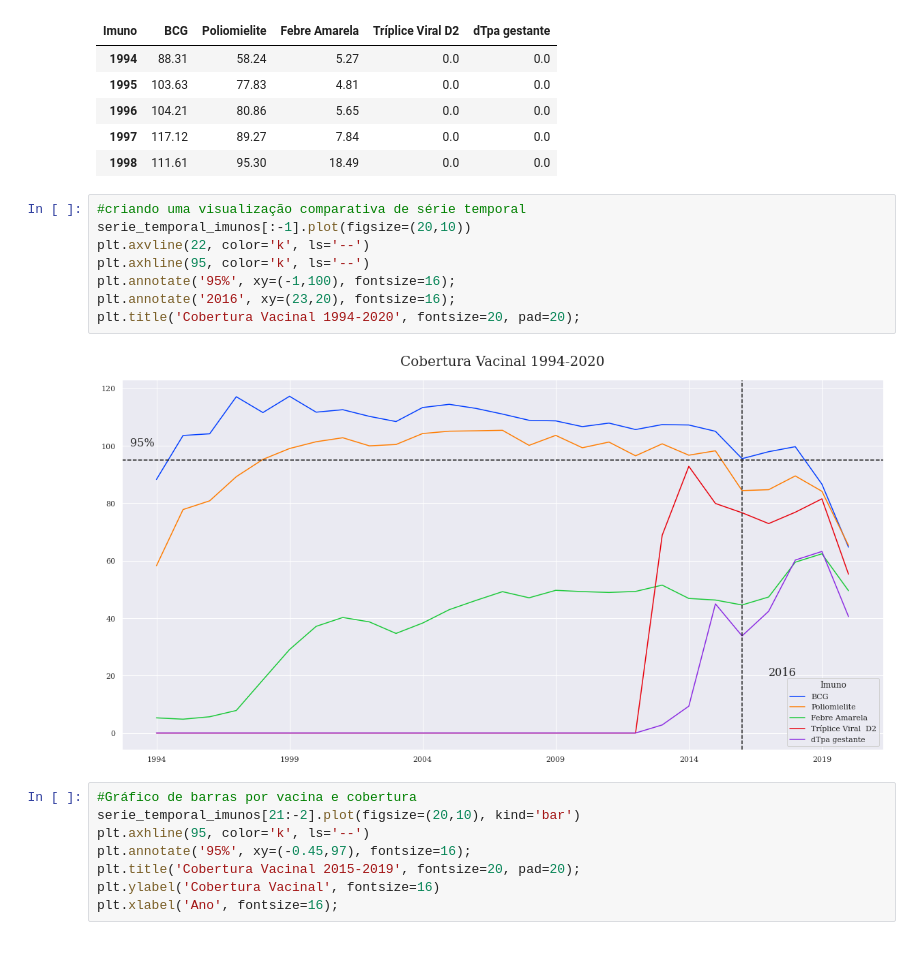
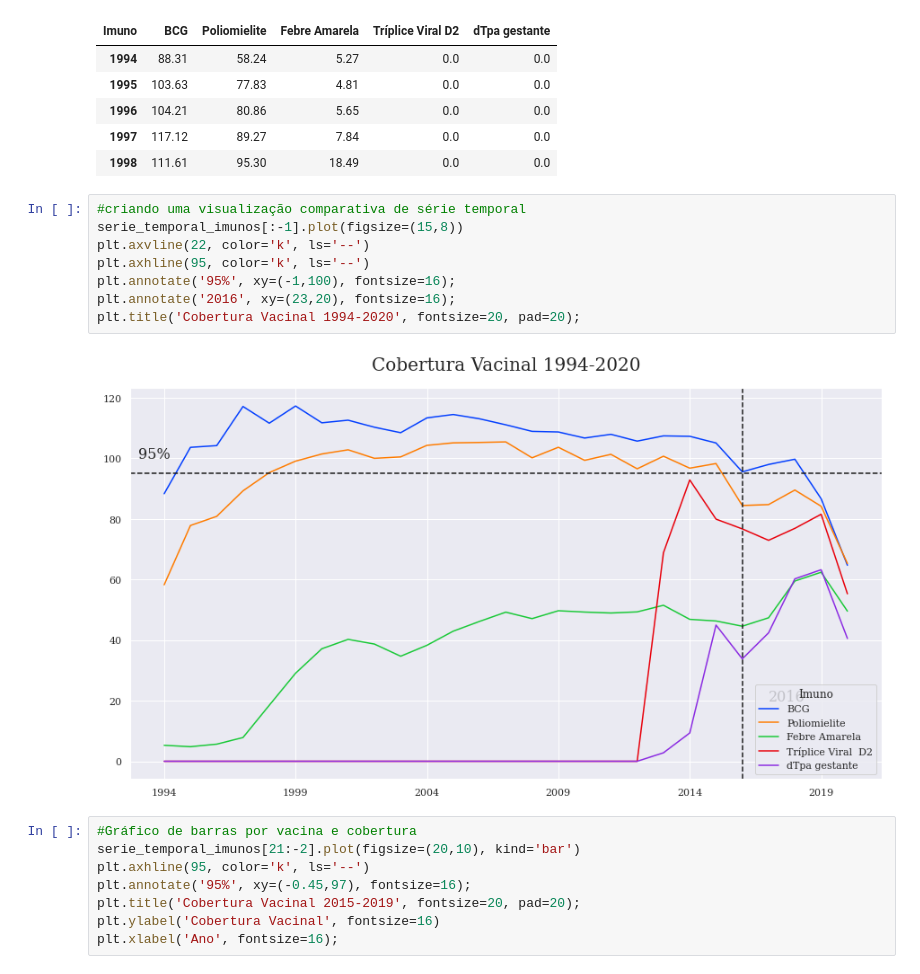
Before and after one commit to ClarisseAlvarenga/bootcamp_alura, a Jupyter notebook: modulo2/Clarisse_Alvarenga_Bootcamp_Alura_Projeto_Módulo_02.ipynb, the cells around one changed output. Drawn from its saved outputs; the diff is of its cells as text.

```diff
--- a/modulo2/Clarisse_Alvarenga_Bootcamp_Alura_Projeto_Módulo_02.ipynb
+++ b/modulo2/Clarisse_Alvarenga_Bootcamp_Alura_Projeto_Módulo_02.ipynb
@@ -217,14 +383,14 @@ serie_temporal_imunos.head()
 | 1998 | 111.61 | 95.30 | 18.49 | 0.0 | 0.0 |
 # %%
 #criando uma visualização comparativa de série temporal
-serie_temporal_imunos[:-1].plot(figsize=(20,10))
+serie_temporal_imunos[:-1].plot(figsize=(15,8))
 plt.axvline(22, color='k', ls='--')
 plt.axhline(95, color='k', ls='--')
 plt.annotate('95%', xy=(-1,100), fontsize=16);
 plt.annotate('2016', xy=(23,20), fontsize=16);
 plt.title('Cobertura Vacinal 1994-2020', fontsize=20, pad=20);
 # %% [output]
-[figure, old version]
+[figure, new version]
 # %%
 #Gráfico de barras por vacina e cobertura
 serie_temporal_imunos[21:-2].plot(figsize=(20,10), kind='bar')
```
Also changed, not shown: parts of 70 cells of this notebook.
